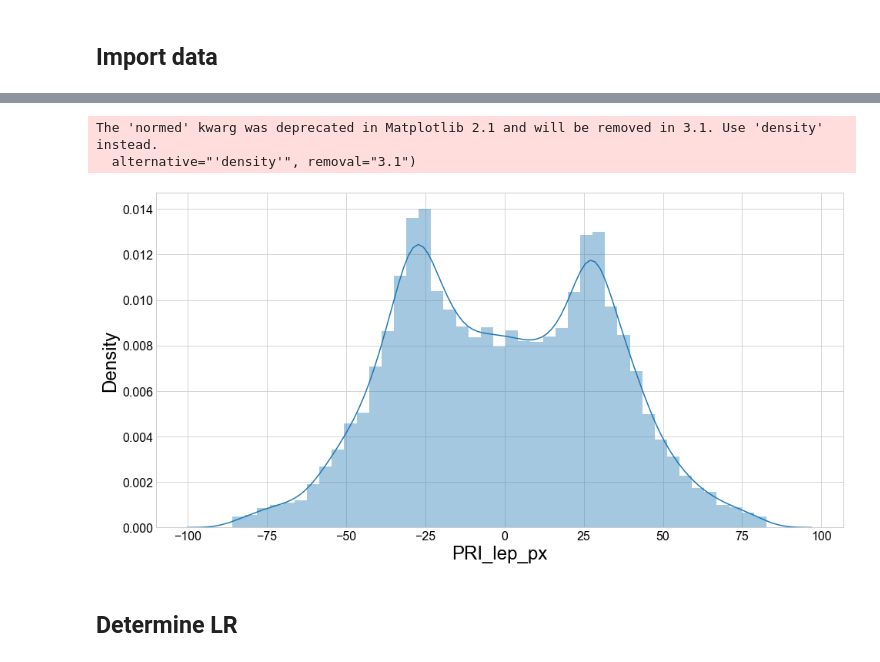
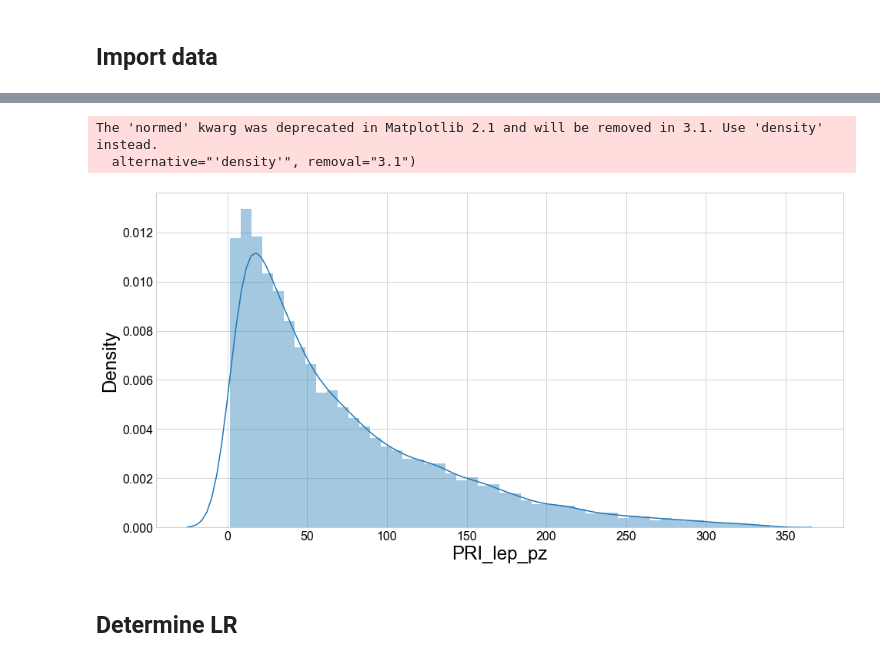
Before and after one commit to GilesStrong/HiggsML_Investigations, a Jupyter notebook: notebooks/5_Model_Data_Augmentation-r0-x0-z1.ipynb, the cells around one changed output, grey strips where cells are left out. Cells and saved outputs as stored; diff of their text form; code cells hidden in the pictures.

```diff
--- a/notebooks/5_Model_Data_Augmentation-r0-x0-z1.ipynb
+++ b/notebooks/5_Model_Data_Augmentation-r0-x0-z1.ipynb
@@ -44,7 +44,7 @@ Training on 31 features: ['DER_mass_MMC', 'DER_mass_transverse_met_lep', 'DER_ma
 with open(DATA_PATH/'input_pipe.pkl', 'rb') as fin:
     input_pipe = pickle.load(fin)
 # %%
-train_fy = HEPAugFoldYielder(train_feats, h5py.File(DATA_PATH/'train.hdf5', "r+"), reflect_z=True,
+train_fy = HEPAugFoldYielder(train_feats, h5py.File(DATA_PATH/'train.hdf5', "r+"), reflect_z=False,
                              input_pipe=input_pipe, rot_mult=8)
 # %% [output]
 Augmenting via phi rotations
@@ -73,10 +53,10 @@ train_fy.get_test_fold(0, 0)
 # %%
-data = pd.DataFrame(input_pipe.inverse_transform(np.array(train_fy.get_test_fold(0,15)['inputs'])), columns=train_feats)
-plot_feat(data, 'PRI_lep_px')
+data = pd.DataFrame(input_pipe.inverse_transform(np.array(train_fy.source['fold_0/inputs'])), columns=train_feats)
+plot_feat(data, 'PRI_lep_pz')
 # %% [output]
 The 'normed' kwarg was deprecated in Matplotlib 2.1 and will be removed in 3.1. Use 'density' instead.
   alternative="'density'", removal="3.1")
-[figure, old version]
+[figure, new version]
 # %% [markdown]
 ## Determine LR
 # %%
```
Also changed, not shown: parts of 3 cells of this notebook, 1 other file.
